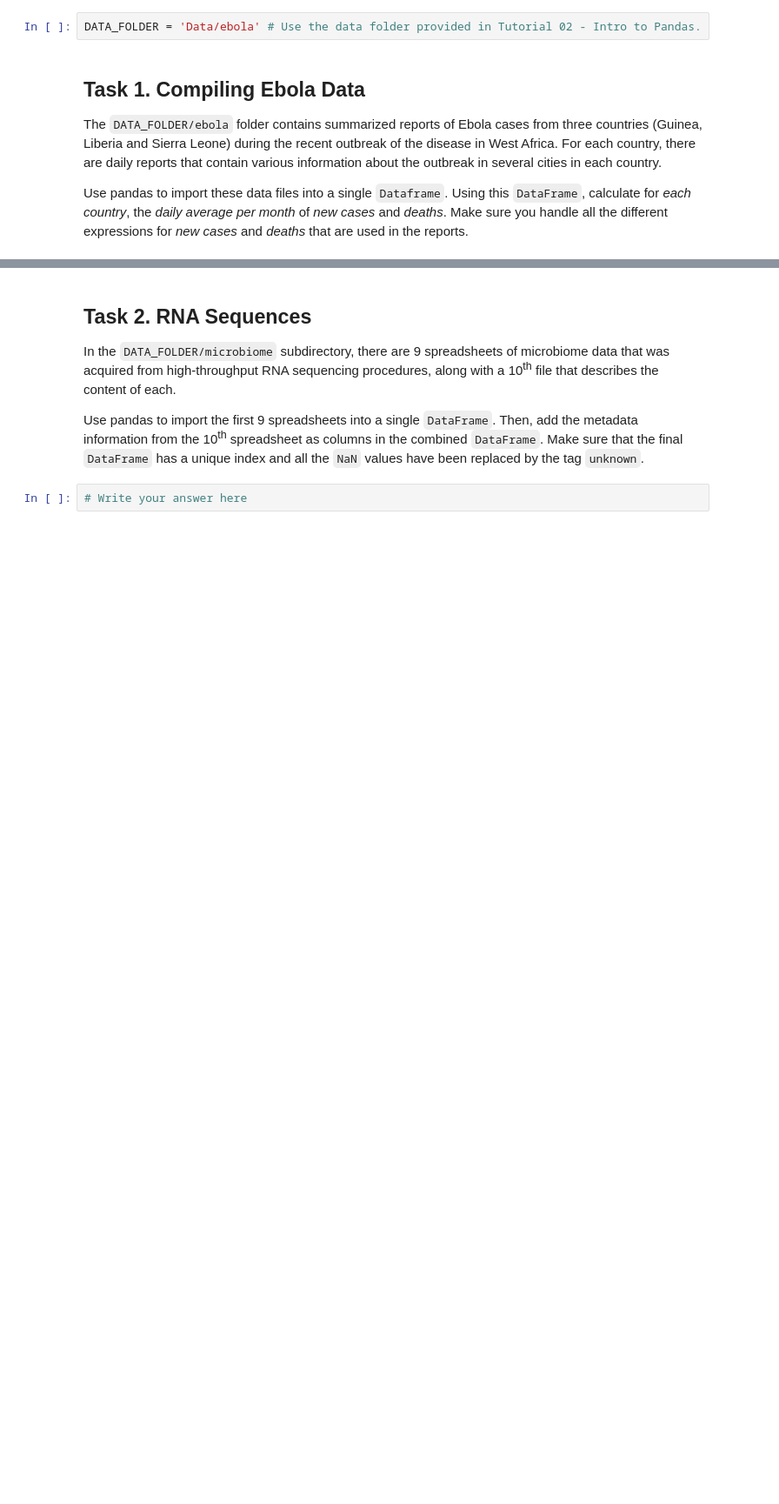
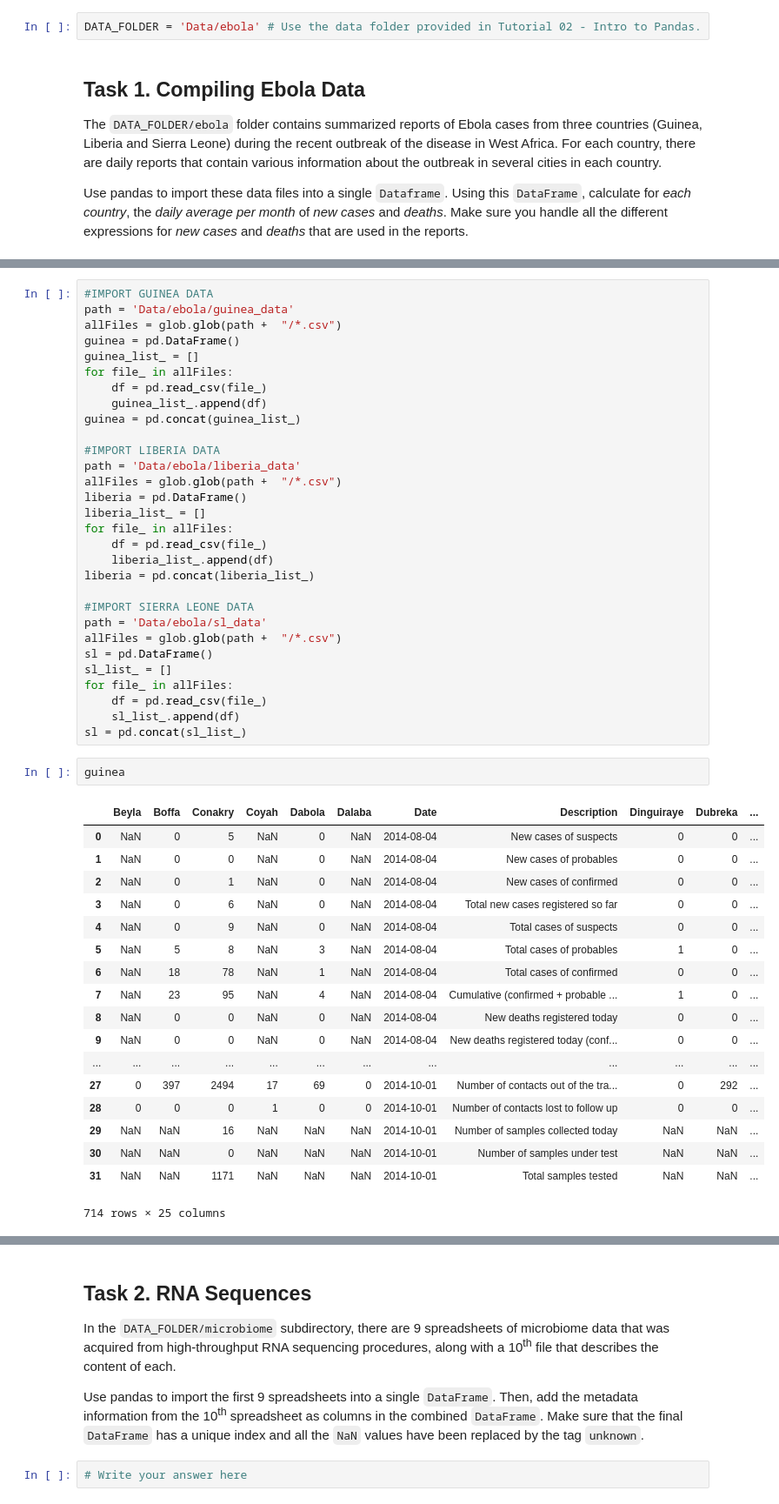
Before and after one commit to khalidomari/ADA2017, a Jupyter notebook: 01 - Pandas and Data Wrangling/Homework 1_Khalid.ipynb, the cells around one changed output, grey strips where cells are left out. Shown: that part at 87% size. Drawn from its saved outputs; the diff is of its cells as text; blank space fills up the shorter version.

```diff
--- a/01 - Pandas and Data Wrangling/Homework 1_Khalid.ipynb
+++ b/01 - Pandas and Data Wrangling/Homework 1_Khalid.ipynb
@@ -17,0 +23,51 @@ Make sure you handle all the different expressions for *new cases* and *deaths*
+# %%
+#IMPORT GUINEA DATA
+path = 'Data/ebola/guinea_data'
+allFiles = glob.glob(path +  "/*.csv")
+guinea = pd.DataFrame()
+guinea_list_ = []
+for file_ in allFiles:
+    df = pd.read_csv(file_)
+    guinea_list_.append(df)
+guinea = pd.concat(guinea_list_)
+
+#IMPORT LIBERIA DATA
+path = 'Data/ebola/liberia_data'
+allFiles = glob.glob(path +  "/*.csv")
+liberia = pd.DataFrame()
+liberia_list_ = []
+for file_ in allFiles:
+    df = pd.read_csv(file_)
+    liberia_list_.append(df)
+liberia = pd.concat(liberia_list_)
+
+#IMPORT SIERRA LEONE DATA
+path = 'Data/ebola/sl_data'
+allFiles = glob.glob(path +  "/*.csv")
+sl = pd.DataFrame()
+sl_list_ = []
+for file_ in allFiles:
+    df = pd.read_csv(file_)
+    sl_list_.append(df)
+sl = pd.concat(sl_list_)
+# %%
+guinea
+# %% [output]
+|  | Beyla | Boffa | Conakry | Coyah | Dabola | Dalaba | Date | Description | Dinguiraye | Dubreka | ... |
+| 0 | NaN | 0 | 5 | NaN | 0 | NaN | 2014-08-04 | New cases of suspects | 0 | 0 | ... |
+| 1 | NaN | 0 | 0 | NaN | 0 | NaN | 2014-08-04 | New cases of probables | 0 | 0 | ... |
+| 2 | NaN | 0 | 1 | NaN | 0 | NaN | 2014-08-04 | New cases of confirmed | 0 | 0 | ... |
+| 3 | NaN | 0 | 6 | NaN | 0 | NaN | 2014-08-04 | Total new cases registered so far | 0 | 0 | ... |
+| 4 | NaN | 0 | 9 | NaN | 0 | NaN | 2014-08-04 | Total cases of suspects | 0 | 0 | ... |
+| 5 | NaN | 5 | 8 | NaN | 3 | NaN | 2014-08-04 | Total cases of probables | 1 | 0 | ... |
+| 6 | NaN | 18 | 78 | NaN | 1 | NaN | 2014-08-04 | Total cases of confirmed | 0 | 0 | ... |
+| 7 | NaN | 23 | 95 | NaN | 4 | NaN | 2014-08-04 | Cumulative (confirmed + probable ... | 1 | 0 | ... |
+| 8 | NaN | 0 | 0 | NaN | 0 | NaN | 2014-08-04 | New deaths registered today | 0 | 0 | ... |
+| 9 | NaN | 0 | 0 | NaN | 0 | NaN | 2014-08-04 | New deaths registered today (conf... | 0 | 0 | ... |
+| ... | ... | ... | ... | ... | ... | ... | ... | ... | ... | ... | ... |
+| 27 | 0 | 397 | 2494 | 17 | 69 | 0 | 2014-10-01 | Number of contacts out of the tra... | 0 | 292 | ... |
+| 28 | 0 | 0 | 0 | 1 | 0 | 0 | 2014-10-01 | Number of contacts lost to follow up | 0 | 0 | ... |
+| 29 | NaN | NaN | 16 | NaN | NaN | NaN | 2014-10-01 | Number of samples collected today | NaN | NaN | ... |
+| 30 | NaN | NaN | 0 | NaN | NaN | NaN | 2014-10-01 | Number of samples under test | NaN | NaN | ... |
+| 31 | NaN | NaN | 1171 | NaN | NaN | NaN | 2014-10-01 | Total samples tested | NaN | NaN | ... |
+714 rows × 25 columns
```
Also changed, not shown: parts of 17 cells of this notebook.
